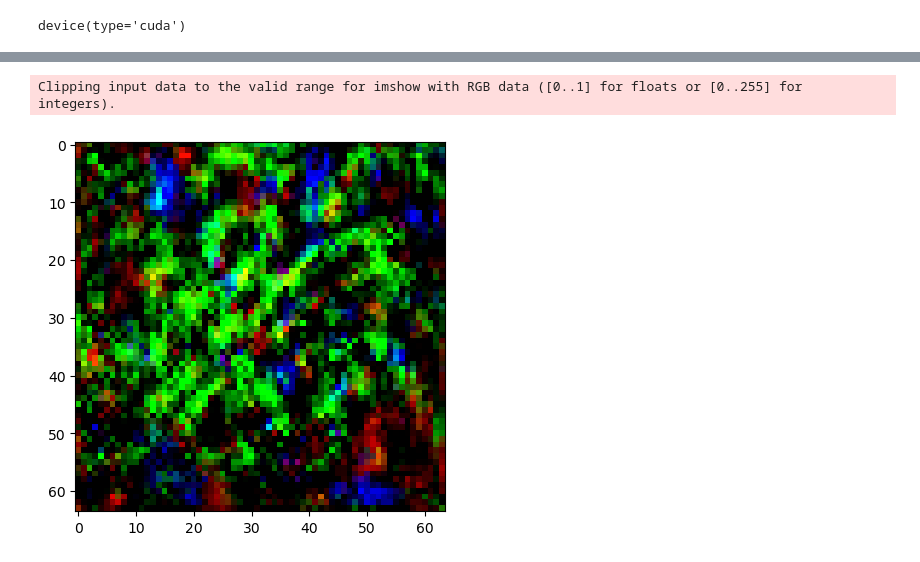
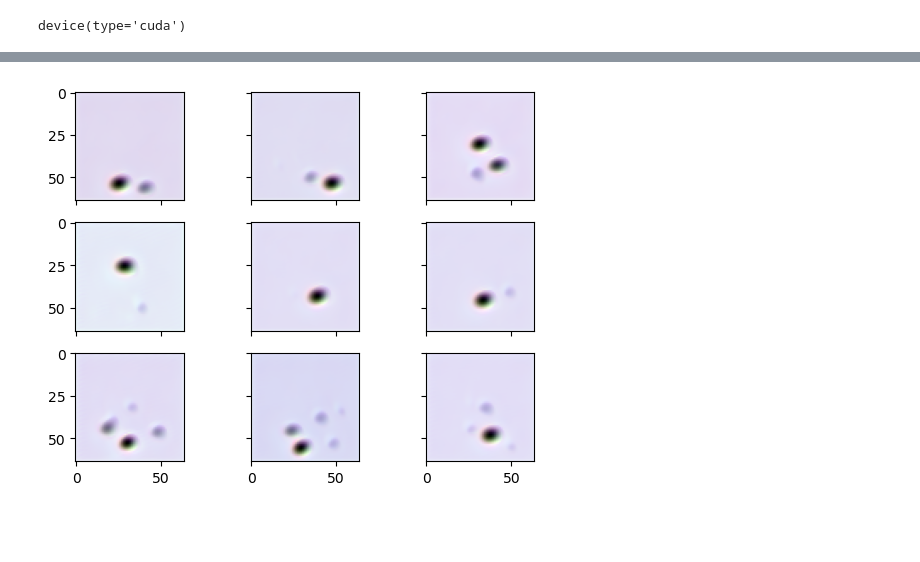
Before and after one commit to izabelatelejko/2024L-Deep-Learning-P3-Diffusion, a Jupyter notebook: unet_model.ipynb, the cells around one changed output, grey strips where cells are left out. Drawn from its saved outputs; the diff is of its cells as text; code cells hidden in the pictures; blank space fills up the shorter version.

```diff
--- a/unet_model.ipynb
+++ b/unet_model.ipynb
@@ -36,10 +36,10 @@ transform = transforms.Compose([
 ])
 
 data_path = 'data/data0/lsun/bedroom'
-batch_size = 16
+batch_size = 32
 
 image_dataset = ImageFolder(root=data_path, transform=transform)
-image_dataset = Subset(image_dataset, torch.randperm(len(image_dataset))[:10000])
+image_dataset = Subset(image_dataset, torch.randperm(len(image_dataset))[:1000])
 train_dataloader = DataLoader(image_dataset, batch_size=batch_size, shuffle=True)
 
 for idx, batch in enumerate(train_dataloader):
@@ -185,6 +225,19 @@ with torch.no_grad():
-# %%
-plt.imshow(x[8].detach().permute(1, 2, 0).cpu())
-plt.show()
-# %% [output]
-Clipping input data to the valid range for imshow with RGB data ([0..1] for floats or [0..255] for integers).
-[figure, removed]
+# %%
+fig, axes = plt.subplots(ncols=3, nrows=3, sharex=True, sharey=True)
+
+for ind in range(9):
+    array = x[ind].detach().cpu().numpy()
+    #min max scaling
+    min_vals = np.reshape(np.min(array, axis=(1, 2)), (3, 1, 1))
+    max_vals = np.reshape(np.max(array, axis=(1, 2)), (3, 1, 1))
+
+    scaled_array = (array - min_vals) / (max_vals - min_vals)
+    # standard scaling
+    # mean_vals = np.reshape(np.mean(array, axis=(1, 2)), (3, 1, 1))
+    # std_vals = np.reshape(np.std(array, axis=(1, 2)), (3, 1, 1))
+
+    # scaled_array = (array - mean_vals) / std_vals
+
+    axes[(ind)//3, (ind)%3].imshow(np.transpose(scaled_array, (1, 2, 0)))
+# %% [output]
+[figure, added]
```
Also changed, not shown: parts of 8 cells of this notebook.
